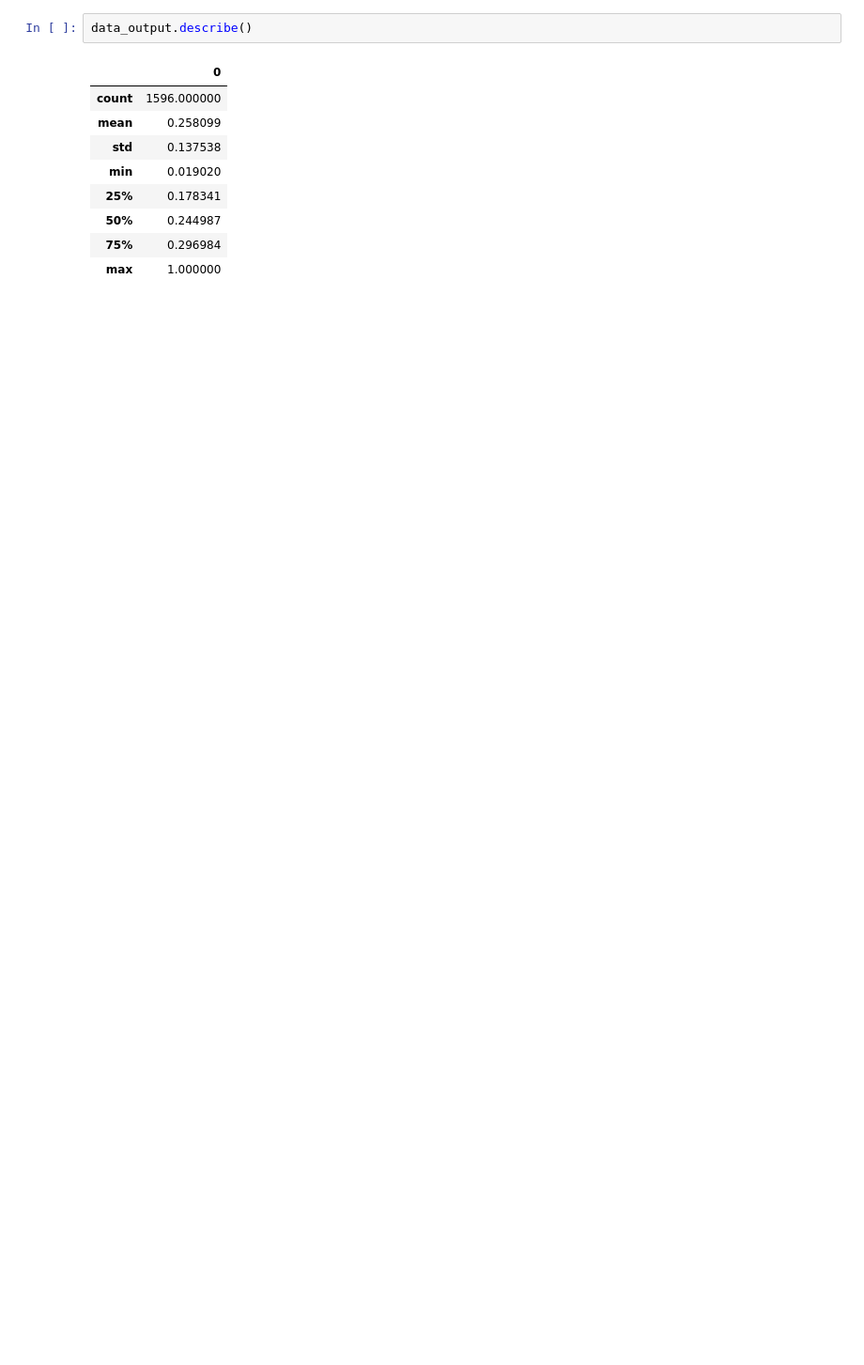
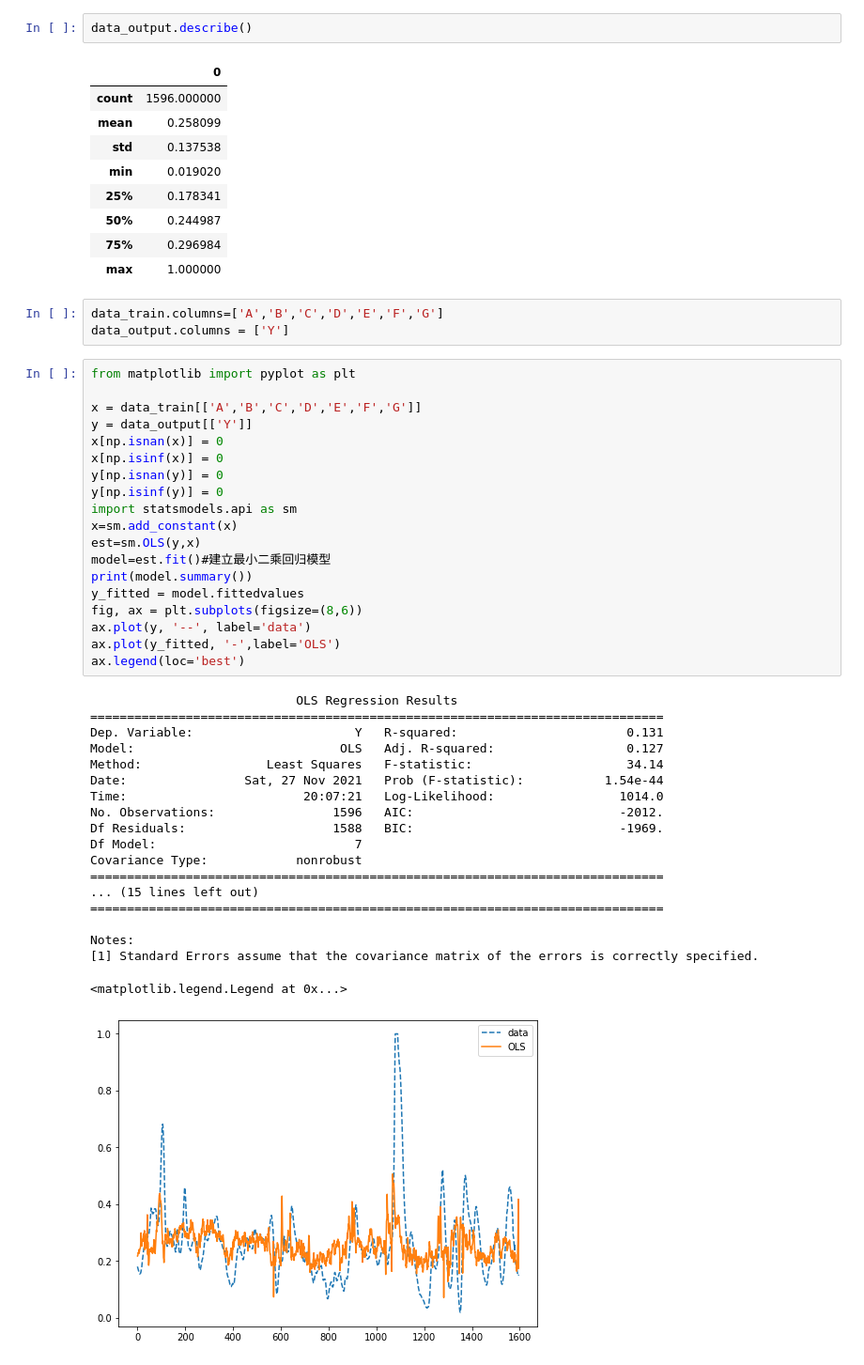
Before and after one commit to LeBronLiHD/ZJU2021_Data-driven_Modeling_Application, a Jupyter notebook: Simple-model/ols.ipynb, the cells around one changed output. Shown at 94% size. Cells and saved outputs as stored; diff of their text form; blank space fills up the shorter version.

```diff
--- a/Simple-model/ols.ipynb
+++ b/Simple-model/ols.ipynb
@@ -38,3 +38,45 @@ data_output.describe()
 | 50% | 0.244987 |
 | 75% | 0.296984 |
 | max | 1.000000 |
+# %%
+data_train.columns=['A','B','C','D','E','F','G']
+data_output.columns = ['Y']
+# %%
+from matplotlib import pyplot as plt
+
+x = data_train[['A','B','C','D','E','F','G']]
+y = data_output[['Y']]
+x[np.isnan(x)] = 0
+x[np.isinf(x)] = 0
+y[np.isnan(y)] = 0
+y[np.isinf(y)] = 0
+import statsmodels.api as sm
+x=sm.add_constant(x)
+est=sm.OLS(y,x)
+model=est.fit()#建立最小二乘回归模型
+print(model.summary())
+y_fitted = model.fittedvalues
+fig, ax = plt.subplots(figsize=(8,6))
+ax.plot(y, '--', label='data')
+ax.plot(y_fitted, '-',label='OLS')
+ax.legend(loc='best')
+# %% [output]
+                            OLS Regression Results
+==============================================================================
+Dep. Variable:                      Y   R-squared:                       0.131
+Model:                            OLS   Adj. R-squared:                  0.127
+Method:                 Least Squares   F-statistic:                     34.14
+Date:                Sat, 27 Nov 2021   Prob (F-statistic):           1.54e-44
+Time:                        20:07:21   Log-Likelihood:                 1014.0
+No. Observations:                1596   AIC:                            -2012.
+Df Residuals:                    1588   BIC:                            -1969.
+Df Model:                           7
+Covariance Type:            nonrobust
+==============================================================================
+... (15 lines left out)
+==============================================================================
+
+Notes:
+[1] Standard Errors assume that the covariance matrix of the errors is correctly specified.
+<matplotlib.legend.Legend at 0x...>
+[figure, added]
```
Also changed, not shown: parts of 3 cells of this notebook, 3 other files.
